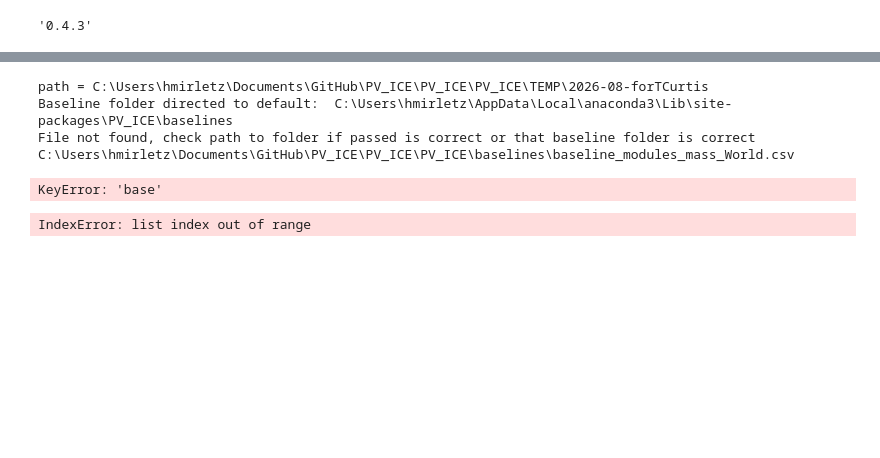
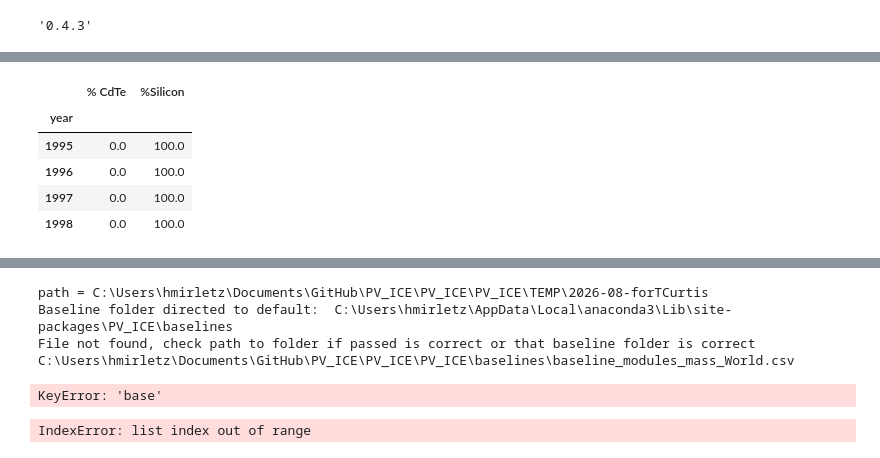
Before and after one commit to NatLabRockies/PV_ICE, a Jupyter notebook: Studies/PVPS_EoSEstimates_Nov2026/PVPS_GlobalEoSEstimates_Nov2026.ipynb, the cells around one changed output, grey strips where cells are left out. Drawn from its saved outputs; the diff is of its cells as text; code cells hidden in the pictures; blank space fills up the shorter version.

```diff
--- a/Studies/PVPS_EoSEstimates_Nov2026/PVPS_GlobalEoSEstimates_Nov2026.ipynb
+++ b/Studies/PVPS_EoSEstimates_Nov2026/PVPS_GlobalEoSEstimates_Nov2026.ipynb
@@ -33,0 +65,9 @@ PV_ICE.__version__
+# %%
+deploy_CdTe_pct.head(4)
+# %% [output]
+|  | % CdTe | %Silicon |
+| year |  |  |
+| 1995 | 0.0 | 100.0 |
+| 1996 | 0.0 | 100.0 |
+| 1997 | 0.0 | 100.0 |
+| 1998 | 0.0 | 100.0 |
```
Also changed, not shown: parts of 9 cells of this notebook, 1 other file.
